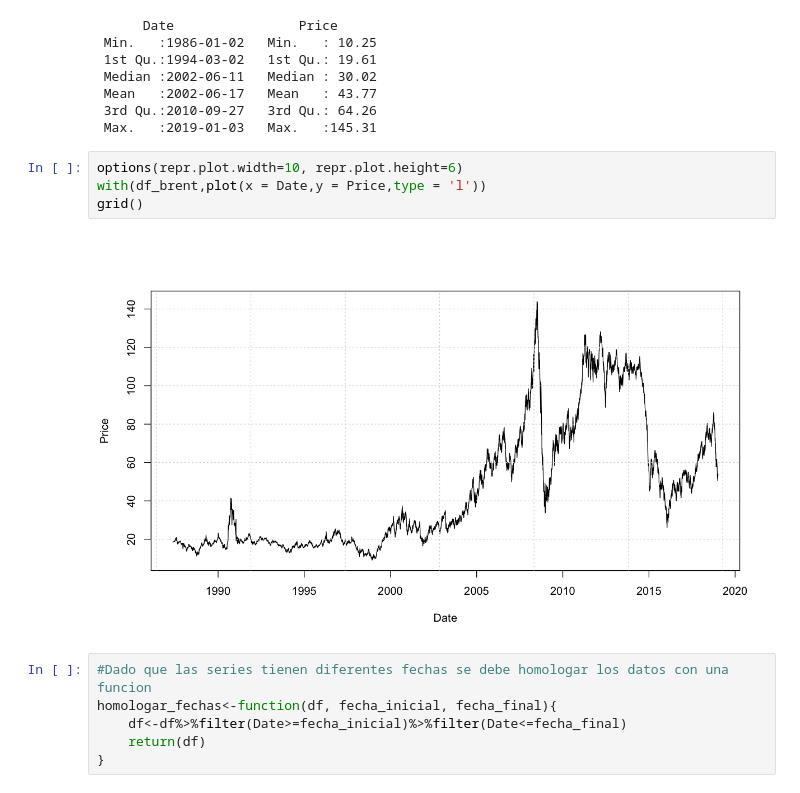
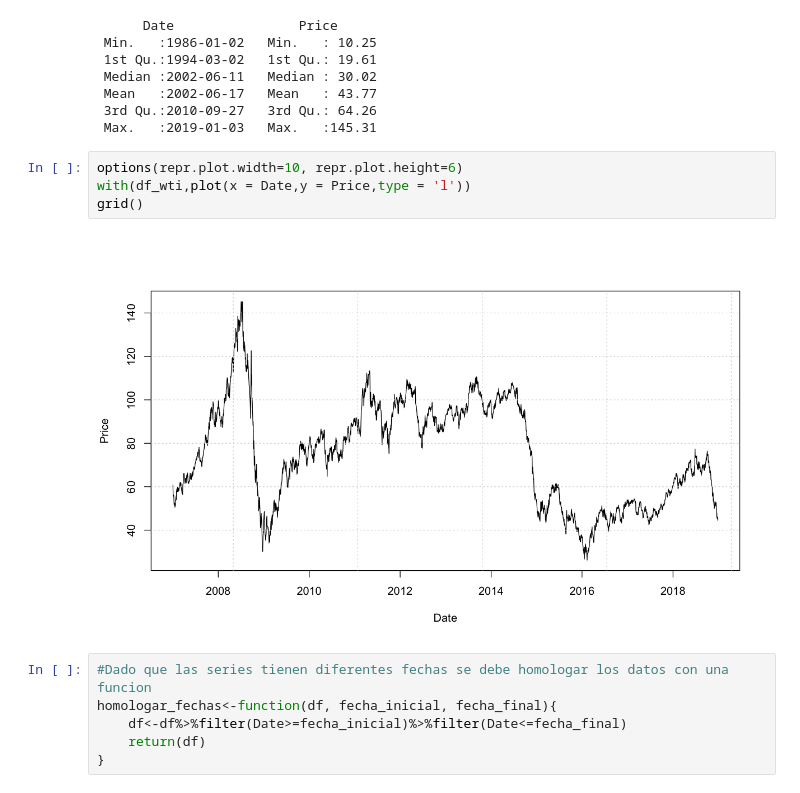
Before and after one commit to camilogavo/EstadisticaR, a Jupyter notebook: Clase7.ipynb, the cells around one changed output. Saved outputs shown, nothing was run; the diff lists cells and outputs as text.

```diff
--- a/Clase7.ipynb
+++ b/Clase7.ipynb
@@ -77,10 +77,10 @@ Classes ‘spec_tbl_df’, ‘tbl_df’, ‘tbl’ and 'data.frame':        8321
  Max.   :2019-01-03   Max.   :145.31
 # %%
 options(repr.plot.width=10, repr.plot.height=6)
-with(df_brent,plot(x = Date,y = Price,type = 'l'))
+with(df_wti,plot(x = Date,y = Price,type = 'l'))
 grid()
 # %% [output]
-[figure, old version]
+[figure, new version]
 # %%
 #Dado que las series tienen diferentes fechas se debe homologar los datos con una funcion
 homologar_fechas<-function(df, fecha_inicial, fecha_final){
```
Also changed, not shown: parts of 2 cells of this notebook.
